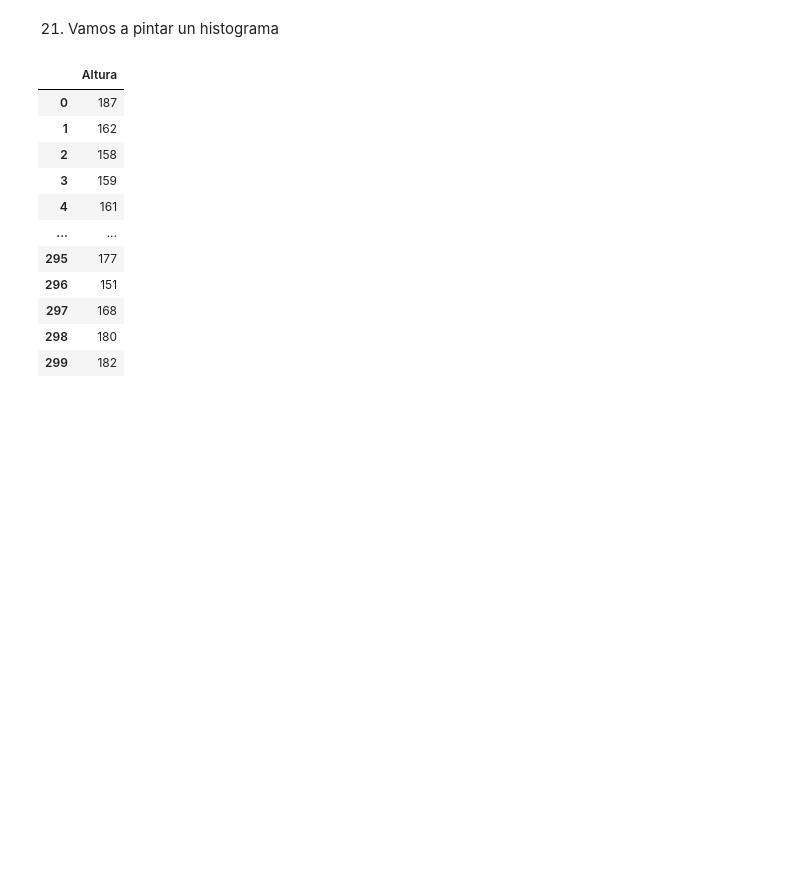
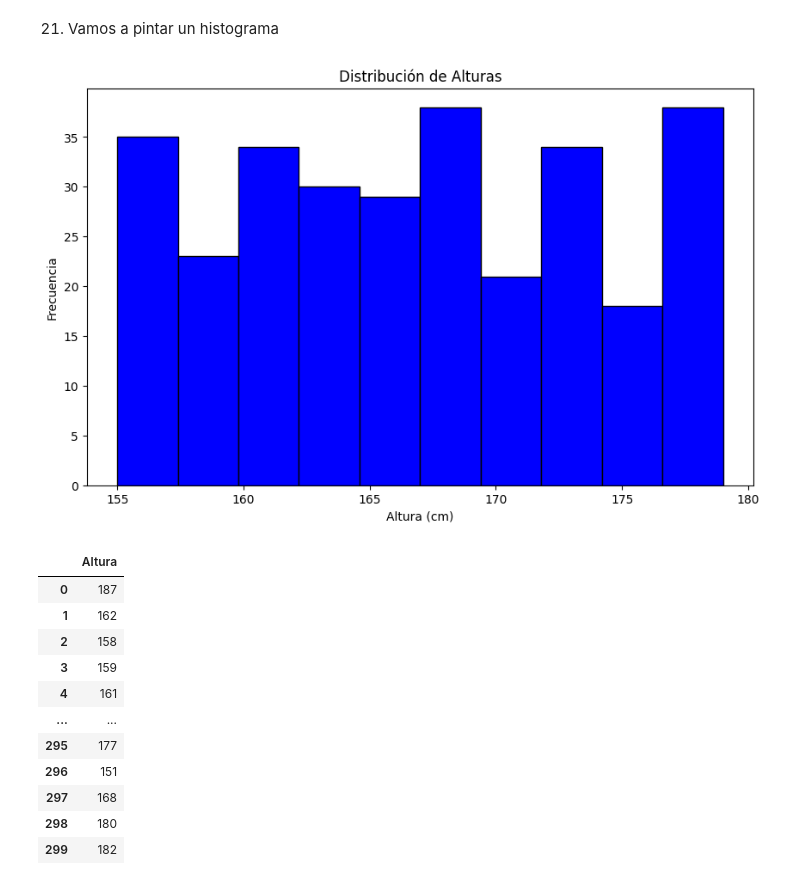
Before and after one commit to Mambo567/TRABAJO, a Jupyter notebook: 2-Data_Analysis/4-Visualización/1-Matplotlib/ejercicios/ejercicios_Matplotlib.ipynb, the cells around one changed output. Cells and saved outputs as stored; diff of their text form; code cells hidden in the pictures; blank space fills up the shorter version.

```diff
--- a/2-Data_Analysis/4-Visualización/1-Matplotlib/ejercicios/ejercicios_Matplotlib.ipynb
+++ b/2-Data_Analysis/4-Visualización/1-Matplotlib/ejercicios/ejercicios_Matplotlib.ipynb
@@ -663,6 +663,24 @@ df
 [figure]
 # %% [markdown]
 21. Vamos a pintar un histograma
+# %%
+import numpy as np
+import pandas as pd
+alturas = pd.DataFrame({"Altura":(np.random.randint(155, 180, 300)).round().astype(int)})
+# %%
+# Crear el histograma
+plt.figure(figsize=(10, 6))  # Tamaño de la figura
+plt.hist(alturas['Altura'], bins=10, color='blue', edgecolor='black')  # Histograma con 10 bins
+
+# Añadir etiquetas y título
+plt.title('Distribución de Alturas')
+plt.xlabel('Altura (cm)')
+plt.ylabel('Frecuencia')
+
+# Mostrar el gráfico
+plt.show()
+# %% [output]
+[figure, added]
 # %%
 # %% [output]
 |  | Altura |
```
